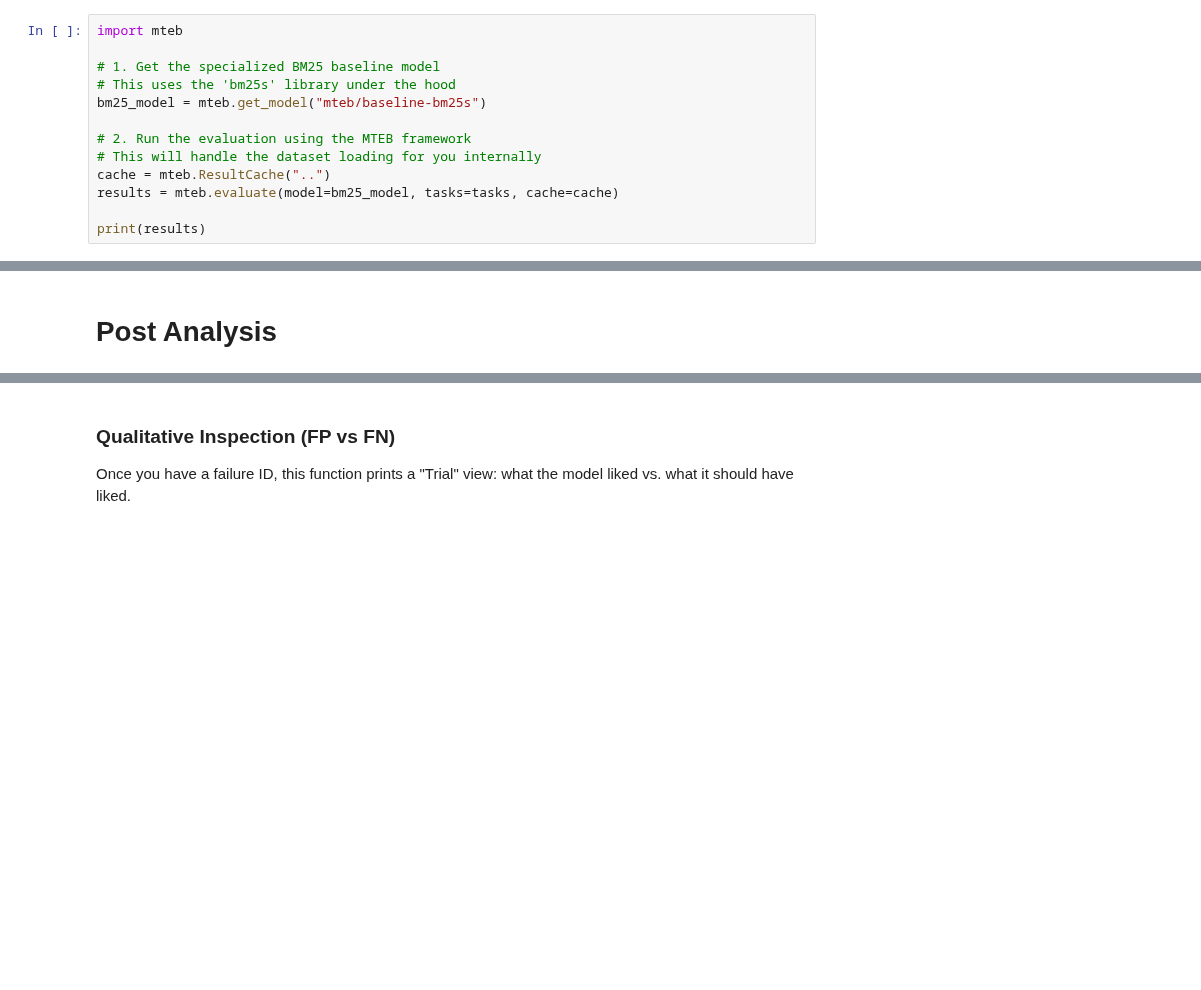
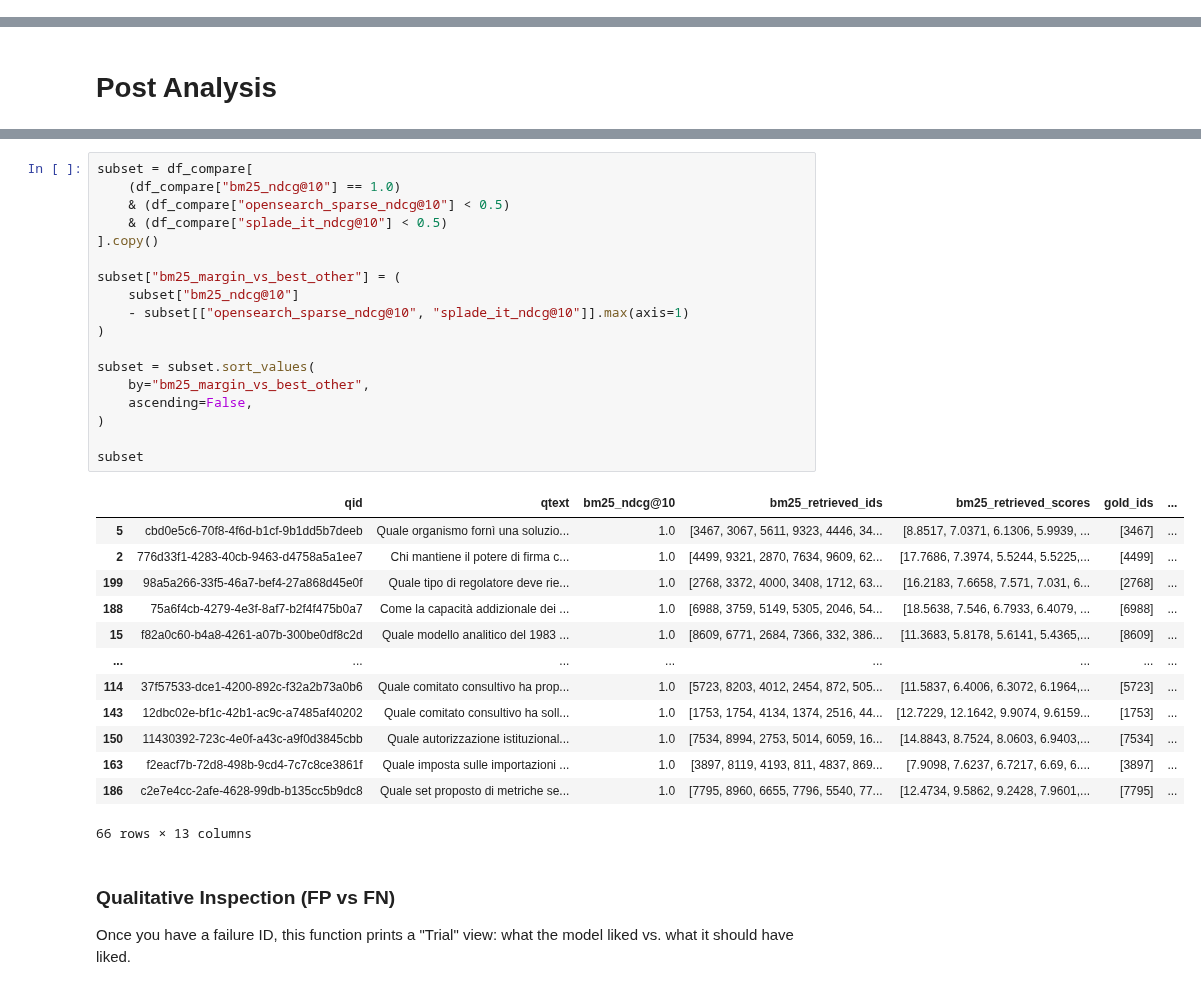
Before and after one commit to lopozz/lm-toolkit, a Jupyter notebook: notebooks/fine-tune-splade.ipynb, the cells around one changed output, grey strips where cells are left out. Drawn from its saved outputs; the diff is of its cells as text; blank space fills up the shorter version.

Commit message:
added code for models comparison across same dataset

```diff
--- a/notebooks/fine-tune-splade.ipynb
+++ b/notebooks/fine-tune-splade.ipynb
@@ -364,13 +379,0 @@ You should probably TRAIN this model on a down-stream task to be able to use it
-# %%
-import mteb
-
-# 1. Get the specialized BM25 baseline model
-# This uses the 'bm25s' library under the hood
-bm25_model = mteb.get_model("mteb/baseline-bm25s")
-
-# 2. Run the evaluation using the MTEB framework
-# This will handle the dataset loading for you internally
-cache = mteb.ResultCache("..")
-results = mteb.evaluate(model=bm25_model, tasks=tasks, cache=cache)
-
-print(results)
@@ -689,3 +729,35 @@ df_performers['retrieved_scores'].iloc[0]
+# %%
+subset = df_compare[
+    (df_compare["bm25_ndcg@10"] == 1.0)
+    & (df_compare["opensearch_sparse_ndcg@10"] < 0.5)
+    & (df_compare["splade_it_ndcg@10"] < 0.5)
+].copy()
+
+subset["bm25_margin_vs_best_other"] = (
+    subset["bm25_ndcg@10"]
+    - subset[["opensearch_sparse_ndcg@10", "splade_it_ndcg@10"]].max(axis=1)
+)
+
+subset = subset.sort_values(
+    by="bm25_margin_vs_best_other",
+    ascending=False,
+)
+
+subset
+# %% [output]
+|  | qid | qtext | bm25_ndcg@10 | bm25_retrieved_ids | bm25_retrieved_scores | gold_ids | ... |
+| 5 | cbd0e5c6-70f8-4f6d-b1cf-9b1dd5b7deeb | Quale organismo fornì una soluzio... | 1.0 | [3467, 3067, 5611, 9323, 4446, 34... | [8.8517, 7.0371, 6.1306, 5.9939, ... | [3467] | ... |
+| 2 | 776d33f1-4283-40cb-9463-d4758a5a1ee7 | Chi mantiene il potere di firma c... | 1.0 | [4499, 9321, 2870, 7634, 9609, 62... | [17.7686, 7.3974, 5.5244, 5.5225,... | [4499] | ... |
+| 199 | 98a5a266-33f5-46a7-bef4-27a868d45e0f | Quale tipo di regolatore deve rie... | 1.0 | [2768, 3372, 4000, 3408, 1712, 63... | [16.2183, 7.6658, 7.571, 7.031, 6... | [2768] | ... |
+| 188 | 75a6f4cb-4279-4e3f-8af7-b2f4f475b0a7 | Come la capacità addizionale dei ... | 1.0 | [6988, 3759, 5149, 5305, 2046, 54... | [18.5638, 7.546, 6.7933, 6.4079, ... | [6988] | ... |
+| 15 | f82a0c60-b4a8-4261-a07b-300be0df8c2d | Quale modello analitico del 1983 ... | 1.0 | [8609, 6771, 2684, 7366, 332, 386... | [11.3683, 5.8178, 5.6141, 5.4365,... | [8609] | ... |
+| ... | ... | ... | ... | ... | ... | ... | ... |
+| 114 | 37f57533-dce1-4200-892c-f32a2b73a0b6 | Quale comitato consultivo ha prop... | 1.0 | [5723, 8203, 4012, 2454, 872, 505... | [11.5837, 6.4006, 6.3072, 6.1964,... | [5723] | ... |
+| 143 | 12dbc02e-bf1c-42b1-ac9c-a7485af40202 | Quale comitato consultivo ha soll... | 1.0 | [1753, 1754, 4134, 1374, 2516, 44... | [12.7229, 12.1642, 9.9074, 9.6159... | [1753] | ... |
+| 150 | 11430392-723c-4e0f-a43c-a9f0d3845cbb | Quale autorizzazione istituzional... | 1.0 | [7534, 8994, 2753, 5014, 6059, 16... | [14.8843, 8.7524, 8.0603, 6.9403,... | [7534] | ... |
+| 163 | f2eacf7b-72d8-498b-9cd4-7c7c8ce3861f | Quale imposta sulle importazioni ... | 1.0 | [3897, 8119, 4193, 811, 4837, 869... | [7.9098, 7.6237, 6.7217, 6.69, 6.... | [3897] | ... |
+| 186 | c2e7e4cc-2afe-4628-99db-b135cc5b9dc8 | Quale set proposto di metriche se... | 1.0 | [7795, 8960, 6655, 7796, 5540, 77... | [12.4734, 9.5862, 9.2428, 7.9601,... | [7795] | ... |
+66 rows × 13 columns
 # %% [markdown]
 ### Qualitative Inspection (FP vs FN)
 Once you have a failure ID, this function prints a "Trial" view: what the model liked vs. what it should have liked.
```
Also changed, not shown: parts of 23 cells of this notebook.
